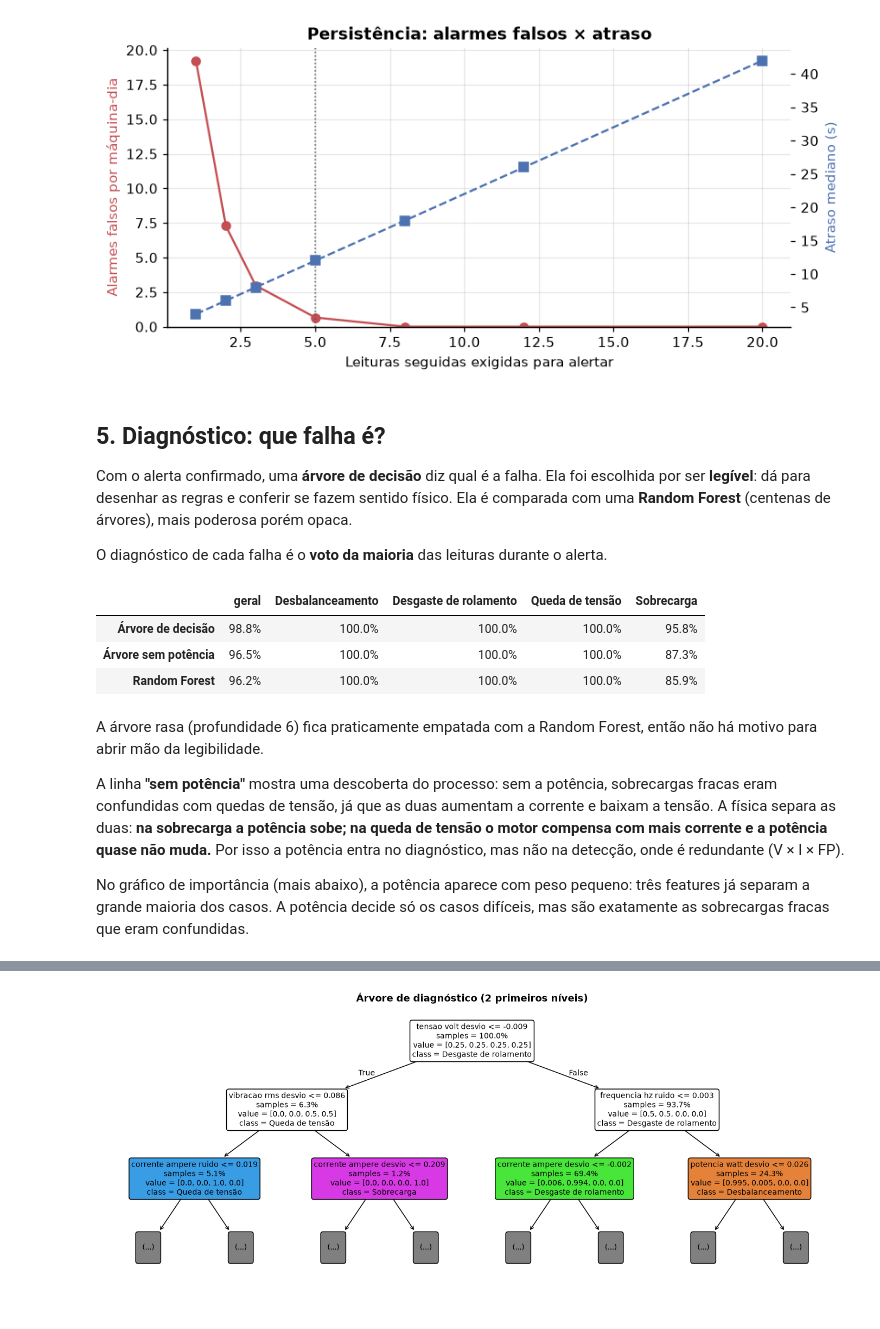
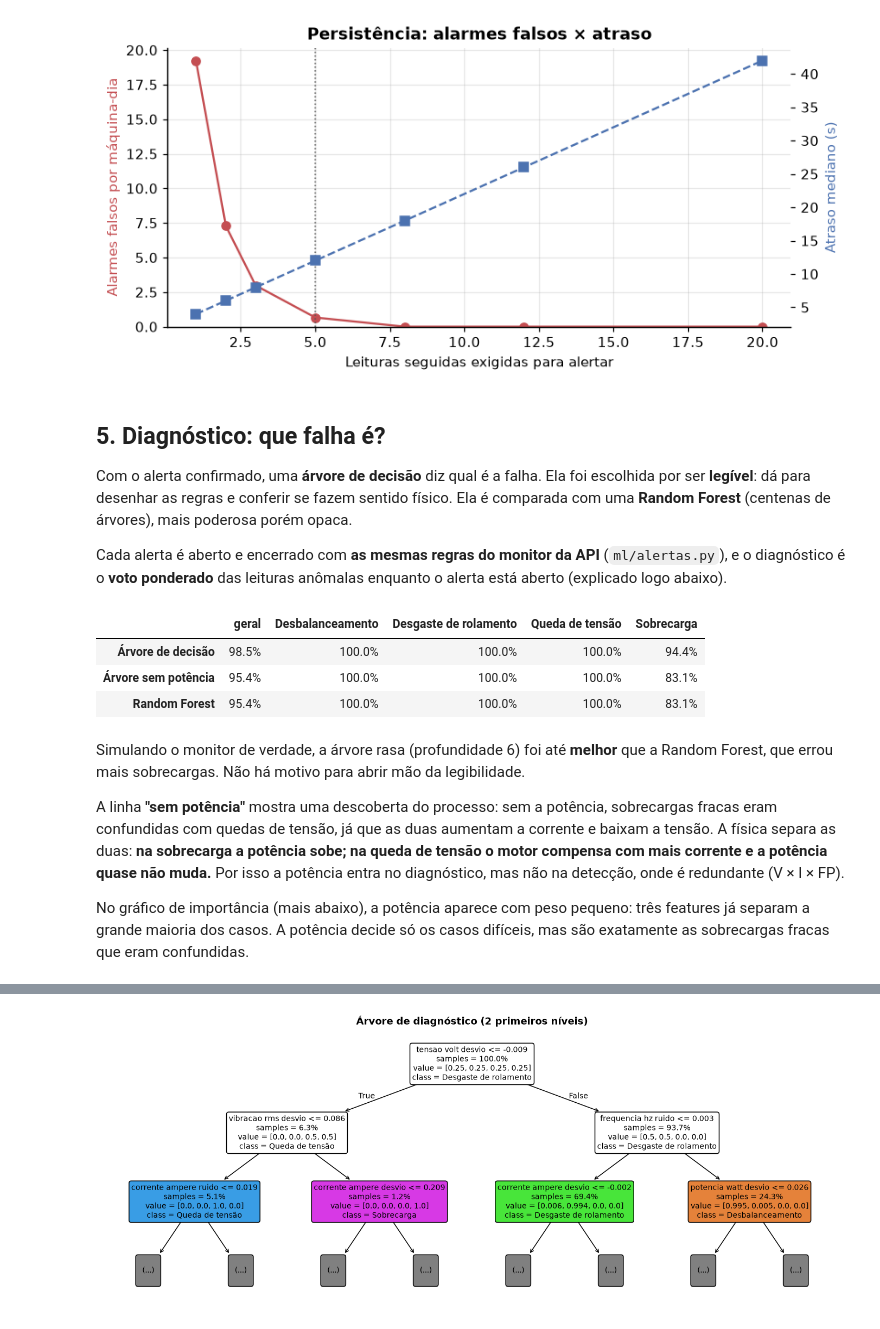
Before and after one commit to Pedro-Cavenaghi/Simple-IHM-Backend, a Jupyter notebook: ml/analise.ipynb, the cells around one changed output, grey strips where cells are left out. Drawn from its saved outputs; the diff is of its cells as text; code cells hidden in the pictures.

```diff
--- a/ml/analise.ipynb
+++ b/ml/analise.ipynb
@@ -381,7 +381,7 @@ persistencia.round(2)
 
 Com o alerta confirmado, uma **árvore de decisão** diz qual é a falha. Ela foi escolhida por ser **legível**: dá para desenhar as regras e conferir se fazem sentido físico. Ela é comparada com uma **Random Forest** (centenas de árvores), mais poderosa porém opaca.
 
-O diagnóstico de cada falha é o **voto da maioria** das leituras durante o alerta.
+Cada alerta é aberto e encerrado com **as mesmas regras do monitor da API** (`ml/alertas.py`), e o diagnóstico é o **voto ponderado** das leituras anômalas enquanto o alerta está aberto (explicado logo abaixo).
 # %%
 alertas_teste = confirmar_por_maquina(
     brutos["Isolation Forest"], treinar.LEITURAS_CONFIRMACAO
@@ -397,39 +397,42 @@ floresta = RandomForestClassifier(
     n_jobs=-1,
 ).fit(X_diag, y_diag)
 colunas_sem_potencia = [c for c in COLUNAS_DIAGNOSTICO if not c.startswith("potencia")]
 arvore_sem_potencia = treinar.treinar_diagnostico(
     dados.loc[filtro, colunas_sem_potencia], y_diag
 )
 
 candidatos = {
     "Árvore de decisão": arvore.predict(dados_teste[list(COLUNAS_DIAGNOSTICO)]),
     "Árvore sem potência": arvore_sem_potencia.predict(
         dados_teste[colunas_sem_potencia]
     ),
     "Random Forest": floresta.predict(dados_teste[list(COLUNAS_DIAGNOSTICO)]),
 }
+pontuacoes_teste = modelo.pontuacao_anomalia(dados_teste)
 diagnosticos = {
-    nome: avaliar_diagnostico(dados_teste, alertas_teste, c)
+    nome: avaliar_diagnostico(
+        dados_teste, pontuacoes_teste, c, treinar.LEITURAS_CONFIRMACAO
+    )
     for nome, c in candidatos.items()
 }
 
 tabela = pd.DataFrame(
     {
         nome: {
             "geral": r["acuracia"],
             **{NOMES[k]: v for k, v in r["acuracia_por_cenario"].items()},
         }
         for nome, (r, _) in diagnosticos.items()
     }
 ).T
 (tabela * 100).round(1).astype(str) + "%"
 # %% [output]
 |  | geral | Desbalanceamento | Desgaste de rolamento | Queda de tensão | Sobrecarga |
-| Árvore de decisão | 98.8% | 100.0% | 100.0% | 100.0% | 95.8% |
-| Árvore sem potência | 96.5% | 100.0% | 100.0% | 100.0% | 87.3% |
-| Random Forest | 96.2% | 100.0% | 100.0% | 100.0% | 85.9% |
+| Árvore de decisão | 98.5% | 100.0% | 100.0% | 100.0% | 94.4% |
+| Árvore sem potência | 95.4% | 100.0% | 100.0% | 100.0% | 83.1% |
+| Random Forest | 95.4% | 100.0% | 100.0% | 100.0% | 83.1% |
 # %% [markdown]
-A árvore rasa (profundidade 6) fica praticamente empatada com a Random Forest, então não há motivo para abrir mão da legibilidade.
+Simulando o monitor de verdade, a árvore rasa (profundidade 6) foi até **melhor** que a Random Forest, que errou mais sobrecargas. Não há motivo para abrir mão da legibilidade.
 
 A linha **"sem potência"** mostra uma descoberta do processo: sem a potência, sobrecargas fracas eram confundidas com quedas de tensão, já que as duas aumentam a corrente e baixam a tensão. A física separa as duas: **na sobrecarga a potência sobe; na queda de tensão o motor compensa com mais corrente e a potência quase não muda.** Por isso a potência entra no diagnóstico, mas não na detecção, onde é redundante (V × I × FP).
 
```
Also changed, not shown: parts of 4 cells of this notebook, 26 other files.
